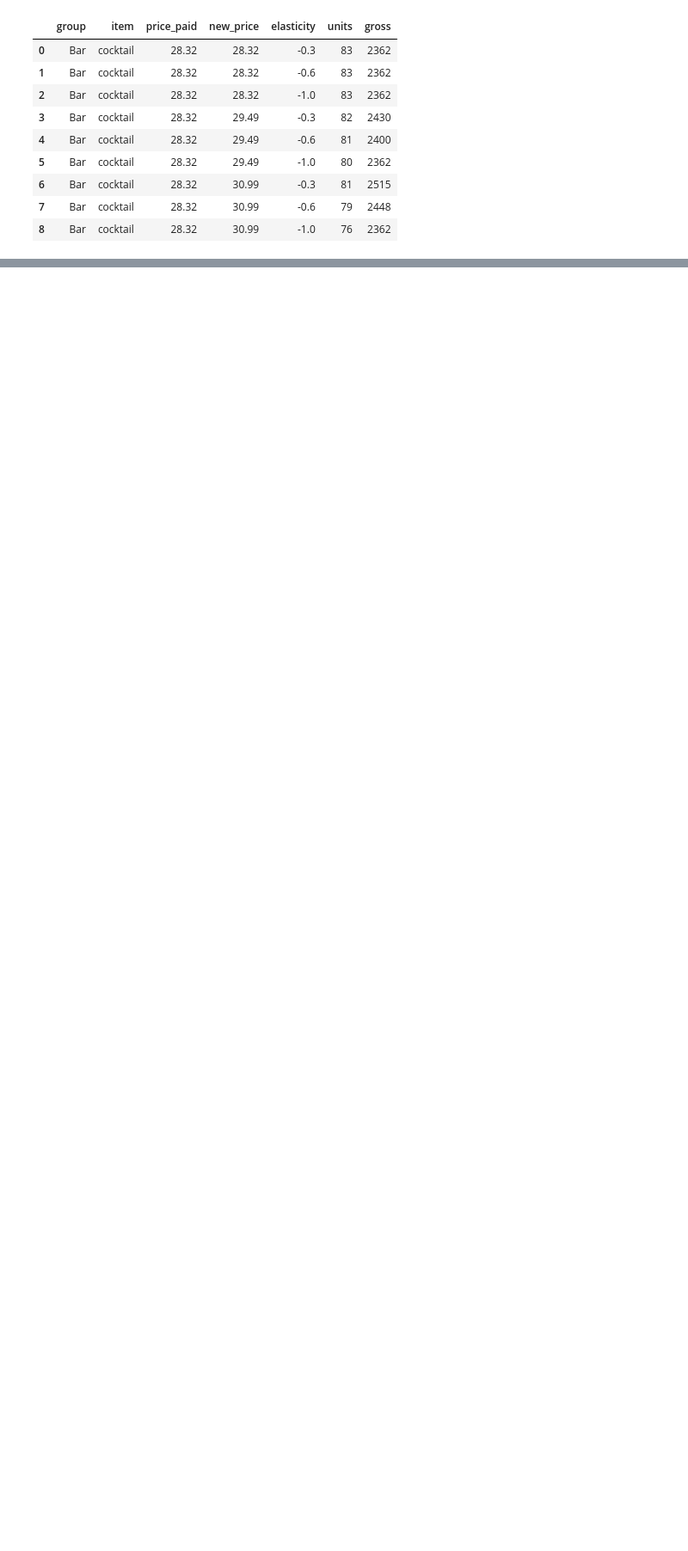
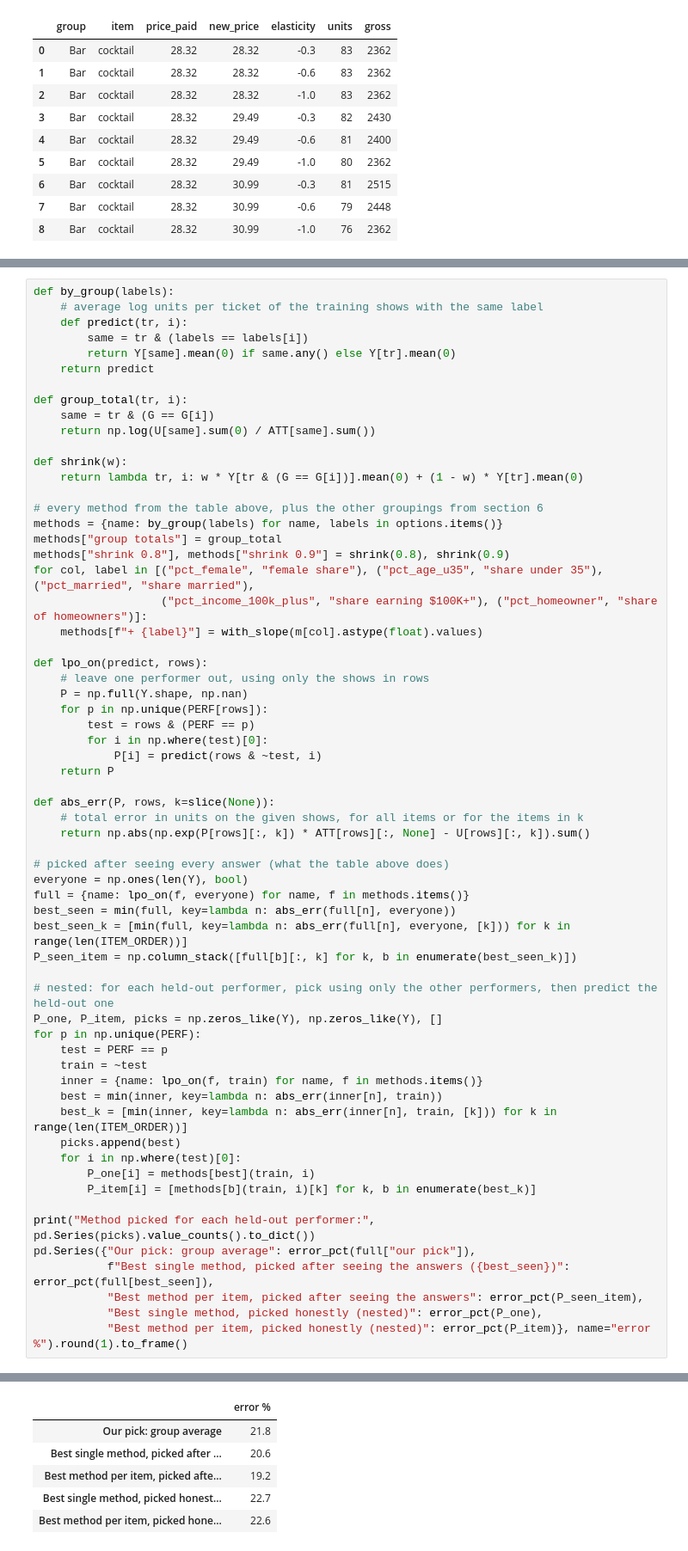
Before and after one commit to zeynepbastas/cavs-show-planner, a Jupyter notebook: CWRU_Concessions_Analysis.ipynb, the cells around one changed output, grey strips where cells are left out. Shown at 86% size. Drawn from its saved outputs; the diff is of its cells as text; blank space fills up the shorter version.

```diff
--- a/CWRU_Concessions_Analysis.ipynb
+++ b/CWRU_Concessions_Analysis.ipynb
@@ -624,0 +640,63 @@ Grouping picked per item: {'water': 'our pick', 'cocktail': 'crowd type', 'fount
+# %%
+def by_group(labels):
+    # average log units per ticket of the training shows with the same label
+    def predict(tr, i):
+        same = tr & (labels == labels[i])
+        return Y[same].mean(0) if same.any() else Y[tr].mean(0)
+    return predict
+
+def group_total(tr, i):
+    same = tr & (G == G[i])
+    return np.log(U[same].sum(0) / ATT[same].sum())
+
+def shrink(w):
+    return lambda tr, i: w * Y[tr & (G == G[i])].mean(0) + (1 - w) * Y[tr].mean(0)
+
+# every method from the table above, plus the other groupings from section 6
+methods = {name: by_group(labels) for name, labels in options.items()}
+methods["group totals"] = group_total
+methods["shrink 0.8"], methods["shrink 0.9"] = shrink(0.8), shrink(0.9)
+for col, label in [("pct_female", "female share"), ("pct_age_u35", "share under 35"), ("pct_married", "share married"),
+                   ("pct_income_100k_plus", "share earning $100K+"), ("pct_homeowner", "share of homeowners")]:
+    methods[f"+ {label}"] = with_slope(m[col].astype(float).values)
+
+def lpo_on(predict, rows):
+    # leave one performer out, using only the shows in rows
+    P = np.full(Y.shape, np.nan)
+    for p in np.unique(PERF[rows]):
+        test = rows & (PERF == p)
+        for i in np.where(test)[0]:
+            P[i] = predict(rows & ~test, i)
+    return P
+
+def abs_err(P, rows, k=slice(None)):
+    # total error in units on the given shows, for all items or for the items in k
+    return np.abs(np.exp(P[rows][:, k]) * ATT[rows][:, None] - U[rows][:, k]).sum()
+
+# picked after seeing every answer (what the table above does)
+everyone = np.ones(len(Y), bool)
+full = {name: lpo_on(f, everyone) for name, f in methods.items()}
+best_seen = min(full, key=lambda n: abs_err(full[n], everyone))
+best_seen_k = [min(full, key=lambda n: abs_err(full[n], everyone, [k])) for k in range(len(ITEM_ORDER))]
+P_seen_item = np.column_stack([full[b][:, k] for k, b in enumerate(best_seen_k)])
+
+# nested: for each held-out performer, pick using only the other performers, then predict the held-out one
+P_one, P_item, picks = np.zeros_like(Y), np.zeros_like(Y), []
+for p in np.unique(PERF):
+    test = PERF == p
+    train = ~test
+    inner = {name: lpo_on(f, train) for name, f in methods.items()}
+    best = min(inner, key=lambda n: abs_err(inner[n], train))
+    best_k = [min(inner, key=lambda n: abs_err(inner[n], train, [k])) for k in range(len(ITEM_ORDER))]
+    picks.append(best)
+    for i in np.where(test)[0]:
+        P_one[i] = methods[best](train, i)
+        P_item[i] = [methods[b](train, i)[k] for k, b in enumerate(best_k)]
+
+print("Method picked for each held-out performer:", pd.Series(picks).value_counts().to_dict())
+pd.Series({"Our pick: group average": error_pct(full["our pick"]),
+           f"Best single method, picked after seeing the answers ({best_seen})": error_pct(full[best_seen]),
+           "Best method per item, picked after seeing the answers": error_pct(P_seen_item),
+           "Best single method, picked honestly (nested)": error_pct(P_one),
+           "Best method per item, picked honestly (nested)": error_pct(P_item)}, name="error %").round(1).to_frame()
+# %% [output]
@@ -624,0 +704,6 @@ Grouping picked per item: {'water': 'our pick', 'cocktail': 'crowd type', 'fount
+|  | error % |
+| Our pick: group average | 21.8 |
+| Best single method, picked after ... | 20.6 |
+| Best method per item, picked afte... | 19.2 |
+| Best single method, picked honest... | 22.7 |
+| Best method per item, picked hone... | 22.6 |
```
Also changed, not shown: parts of 4 cells of this notebook, 4 other files.
